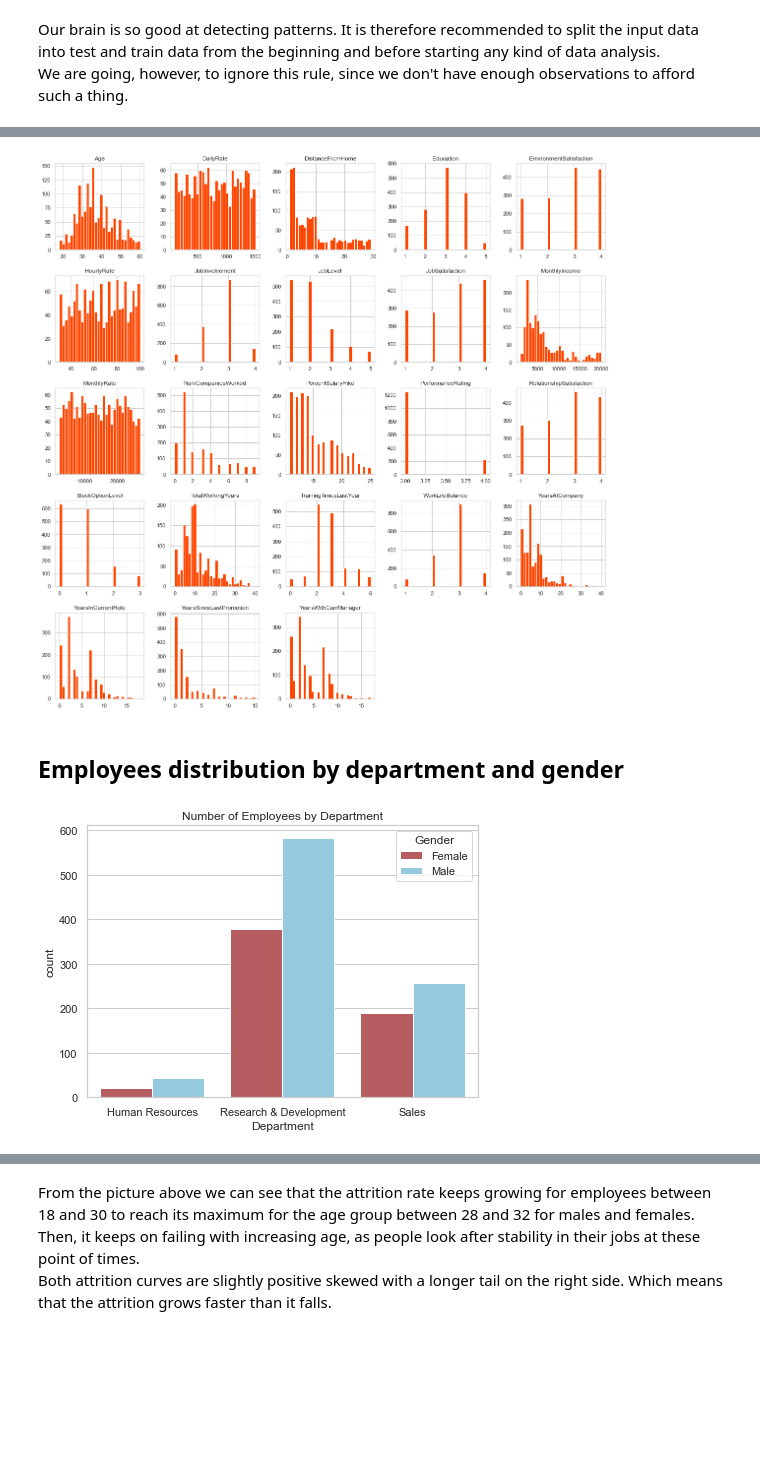
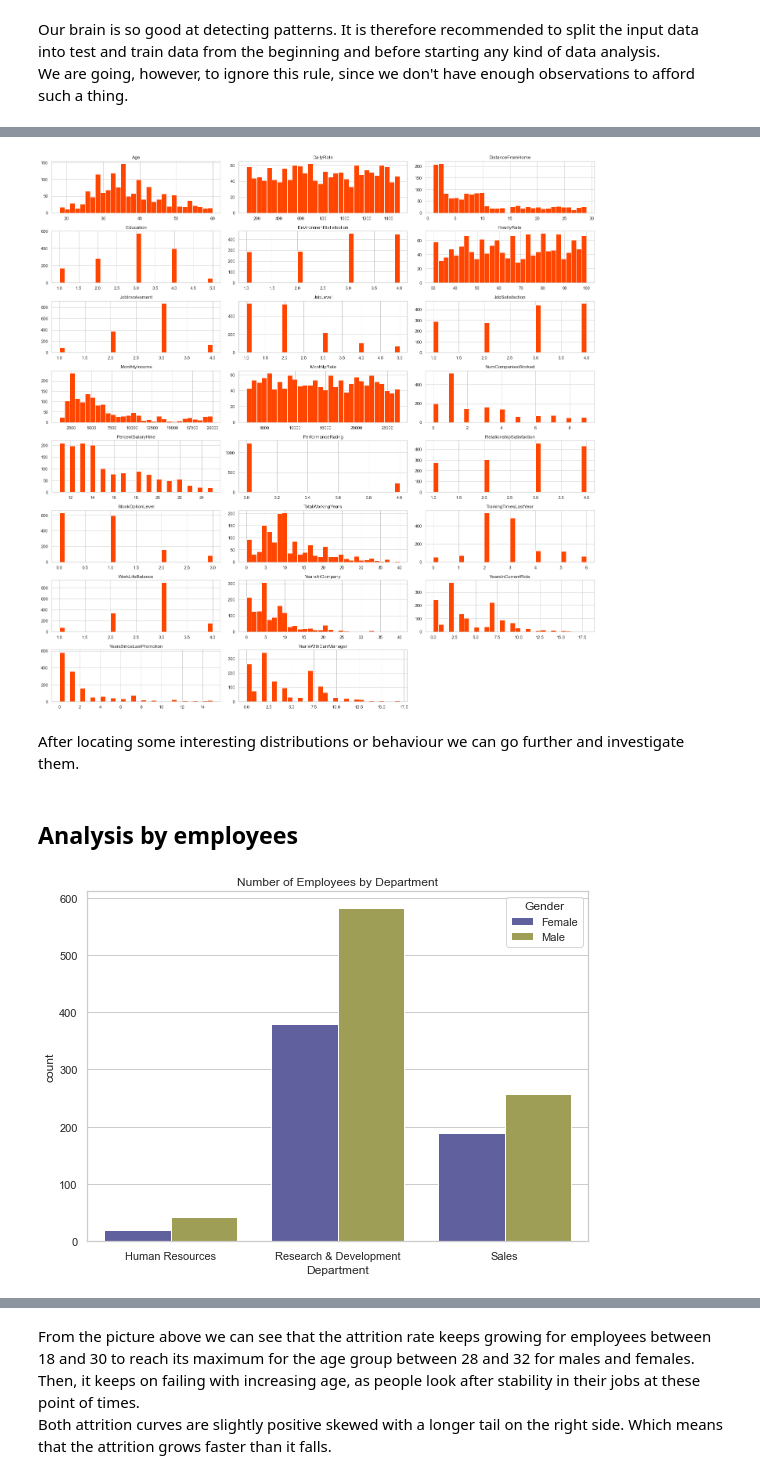
Before and after one commit to skacem/Learning-Machine-Learning, a Jupyter notebook: Case-Studies/case_3.ipynb, the cells around one changed output, grey strips where cells are left out. Drawn from its saved outputs; the diff is of its cells as text; code cells hidden in the pictures; blank space fills up the shorter version.

```diff
--- a/Case-Studies/case_3.ipynb
+++ b/Case-Studies/case_3.ipynb
@@ -208,13 +210,17 @@ Let's have a quick look at the distribution of all the variable.
 # %%
-df.hist(bins=30, figsize=(20,20), color='orangered');
+df.hist(bins=30, figsize=(20,20), color='orangered', layout=(8, 3))
+plt.tight_layout();
 # %% [output]
-[figure, old version]
+[figure, new version]
+# %% [markdown]
+After locating some interesting distributions or behaviour we can go further and investigate them.
 # %% [markdown]
-## Employees distribution by department and gender
+## Analysis by employees
 # %%
-plt.figure(figsize=(7,5))
+sns.set(context='notebook', style='whitegrid',
+       rc={'figure.figsize':(8,6)})
 sns.countplot(data=df, x='Department',
-              hue='Gender', palette=["r","skyblue"])
+              hue='Gender', palette='gist_stern')
 plt.title('Number of Employees by Department');
 # %% [output]
-[figure, old version]
+[figure, new version]
```
Also changed, not shown: parts of 25 cells of this notebook.
